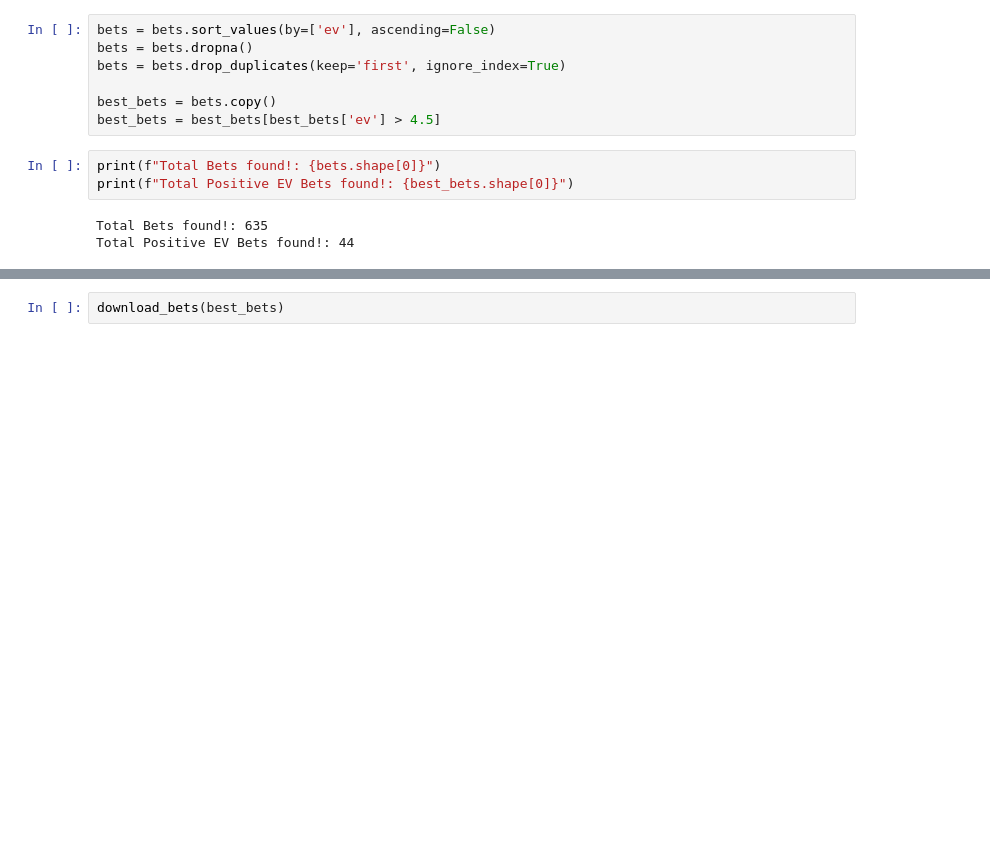
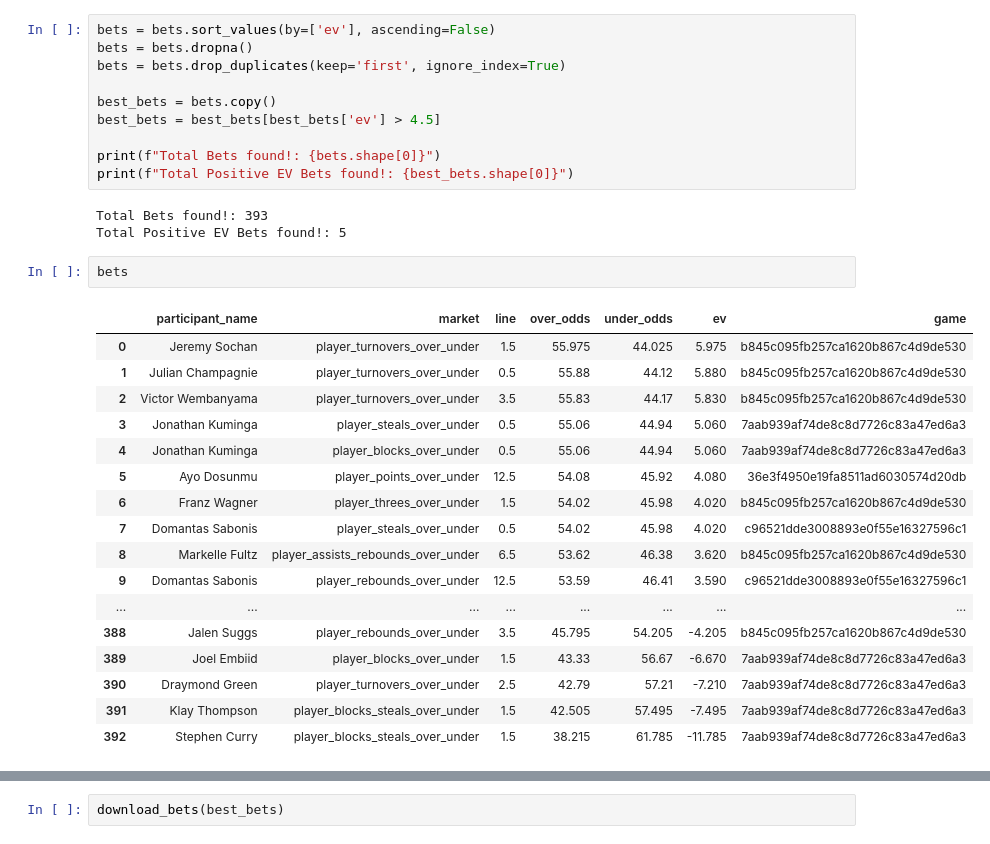
Before and after one commit to 24parida/PositiveEV, a Jupyter notebook: CurrentTesting/prizepicks_current.ipynb, the cells around one changed output, grey strips where cells are left out. Drawn from its saved outputs; the diff is of its cells as text; blank space fills up the shorter version.

```diff
--- a/CurrentTesting/prizepicks_current.ipynb
+++ b/CurrentTesting/prizepicks_current.ipynb
@@ -161,10 +165,30 @@ bets = bets.drop_duplicates(keep='first', ignore_index=True)
 
 best_bets = bets.copy()
 best_bets = best_bets[best_bets['ev'] > 4.5]
+
+print(f"Total Bets found!: {bets.shape[0]}")
+print(f"Total Positive EV Bets found!: {best_bets.shape[0]}")
+# %% [output]
+Total Bets found!: 393
+Total Positive EV Bets found!: 5
-# %%
-print(f"Total Bets found!: {bets.shape[0]}")
-print(f"Total Positive EV Bets found!: {best_bets.shape[0]}")
-# %% [output]
-Total Bets found!: 635
-Total Positive EV Bets found!: 44
+# %%
+bets
+# %% [output]
+|  | participant_name | market | line | over_odds | under_odds | ev | game |
+| 0 | Jeremy Sochan | player_turnovers_over_under | 1.5 | 55.975 | 44.025 | 5.975 | b845c095fb257ca1620b867c4d9de530 |
+| 1 | Julian Champagnie | player_turnovers_over_under | 0.5 | 55.88 | 44.12 | 5.880 | b845c095fb257ca1620b867c4d9de530 |
+| 2 | Victor Wembanyama | player_turnovers_over_under | 3.5 | 55.83 | 44.17 | 5.830 | b845c095fb257ca1620b867c4d9de530 |
+| 3 | Jonathan Kuminga | player_steals_over_under | 0.5 | 55.06 | 44.94 | 5.060 | 7aab939af74de8c8d7726c83a47ed6a3 |
+| 4 | Jonathan Kuminga | player_blocks_over_under | 0.5 | 55.06 | 44.94 | 5.060 | 7aab939af74de8c8d7726c83a47ed6a3 |
+| 5 | Ayo Dosunmu | player_points_over_under | 12.5 | 54.08 | 45.92 | 4.080 | 36e3f4950e19fa8511ad6030574d20db |
+| 6 | Franz Wagner | player_threes_over_under | 1.5 | 54.02 | 45.98 | 4.020 | b845c095fb257ca1620b867c4d9de530 |
+| 7 | Domantas Sabonis | player_steals_over_under | 0.5 | 54.02 | 45.98 | 4.020 | c96521dde3008893e0f55e16327596c1 |
+| 8 | Markelle Fultz | player_assists_rebounds_over_under | 6.5 | 53.62 | 46.38 | 3.620 | b845c095fb257ca1620b867c4d9de530 |
+| 9 | Domantas Sabonis | player_rebounds_over_under | 12.5 | 53.59 | 46.41 | 3.590 | c96521dde3008893e0f55e16327596c1 |
+| ... | ... | ... | ... | ... | ... | ... | ... |
+| 388 | Jalen Suggs | player_rebounds_over_under | 3.5 | 45.795 | 54.205 | -4.205 | b845c095fb257ca1620b867c4d9de530 |
+| 389 | Joel Embiid | player_blocks_over_under | 1.5 | 43.33 | 56.67 | -6.670 | 7aab939af74de8c8d7726c83a47ed6a3 |
+| 390 | Draymond Green | player_turnovers_over_under | 2.5 | 42.79 | 57.21 | -7.210 | 7aab939af74de8c8d7726c83a47ed6a3 |
+| 391 | Klay Thompson | player_blocks_steals_over_under | 1.5 | 42.505 | 57.495 | -7.495 | 7aab939af74de8c8d7726c83a47ed6a3 |
+| 392 | Stephen Curry | player_blocks_steals_over_under | 1.5 | 38.215 | 61.785 | -11.785 | 7aab939af74de8c8d7726c83a47ed6a3 |
 # %%
```
Also changed, not shown: parts of 16 cells of this notebook, 3 other files.
